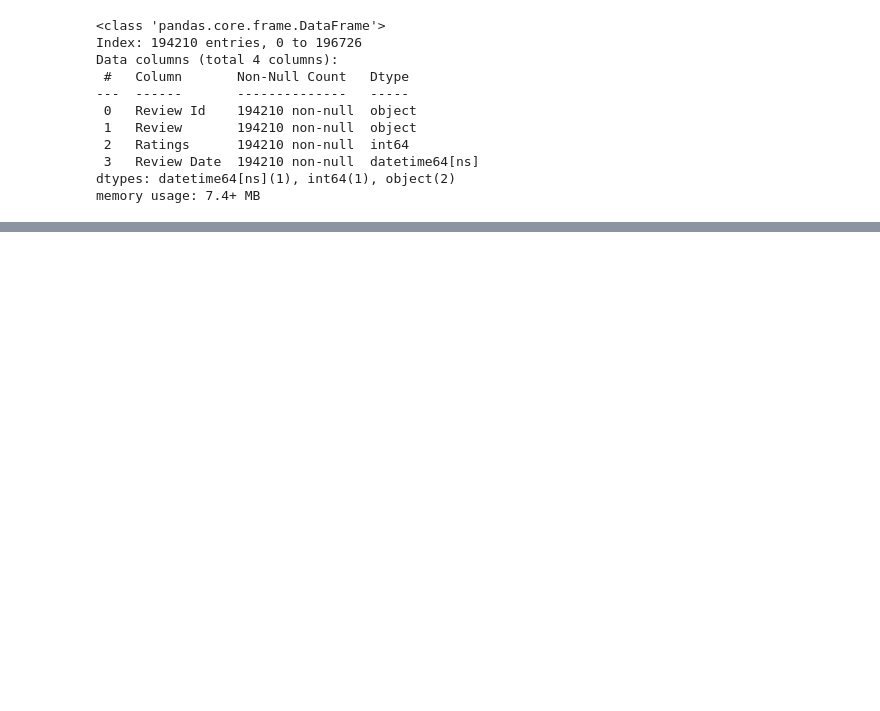
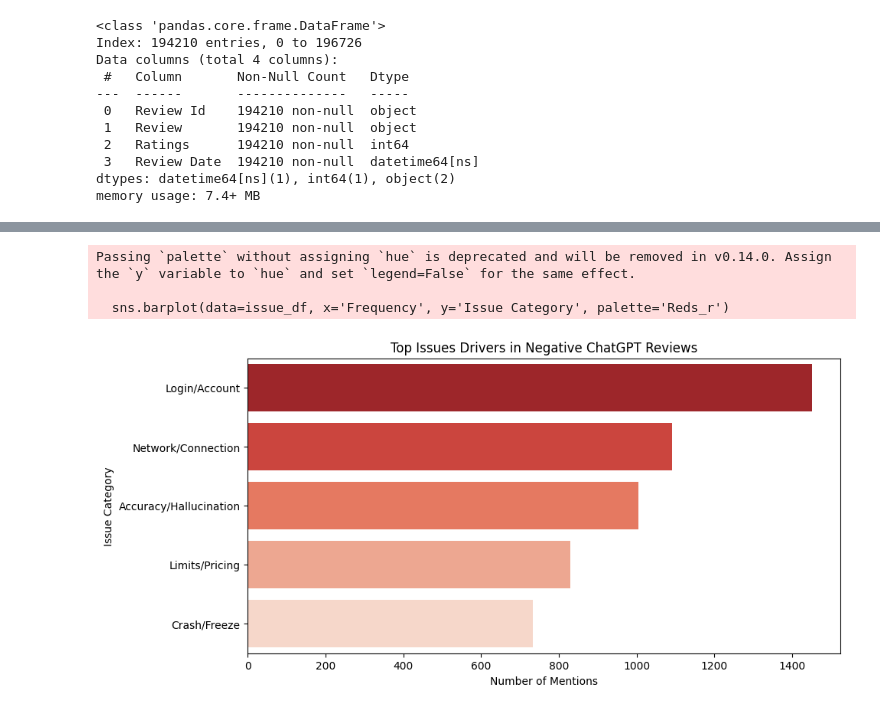
Before and after one commit to samridhi25445/ChatGPT-Analysis, a Jupyter notebook: ChatGPT_Analysis.ipynb, the cells around one changed output, grey strips where cells are left out. Drawn from its saved outputs; the diff is of its cells as text; code cells hidden in the pictures; blank space fills up the shorter version.

```diff
--- a/ChatGPT_Analysis.ipynb
+++ b/ChatGPT_Analysis.ipynb
@@ -110,0 +173,25 @@ Maximum Value : 5
+# %%
+# 3. Issue Identification (Negative Reviews)
+# ------------------------------------------
+# Extract negative reviews
+negative_reviews = df[df['Sentiment'] == 'Negative']['Review'].str.lower()
+
+# Define common key issue categories
+issue_keywords = {
+    'Network/Connection': ['network', 'connection', 'internet', 'offline', 'error'],
+    'Login/Account': ['login', 'log in', 'account', 'sign in', 'password'],
+    'Crash/Freeze': ['crash', 'freeze', 'bug', 'glitch', 'stuck', 'slow'],
+    'Limits/Pricing': ['limit', 'message limit', 'subscription', 'paid', 'money', 'cost'],
+    'Accuracy/Hallucination': ['wrong', 'incorrect', 'false', 'lies', 'dumb', 'stupid']
+}
+# %%
+# Categorize common negative issues
+issue_counts = {}
+for category, keywords in issue_keywords.items():
+    pattern = '|'.join(keywords)
+    issue_counts[category] = negative_reviews.str.contains(pattern, na=False).sum()
+
+issue_df = pd.DataFrame(list(issue_counts.items()), columns=['Issue Category', 'Frequency']).sort_values(by='Frequency', ascending=False)
+
+print("\n=== Common Issues in Negative Reviews ===")
+print(issue_df)
@@ -110,0 +206,13 @@ Maximum Value : 5
+# %%
+# Visualize Issues
+plt.figure(figsize=(10, 5))
+sns.barplot(data=issue_df, x='Frequency', y='Issue Category', palette='Reds_r')
+plt.title('Top Issues Drivers in Negative ChatGPT Reviews')
+plt.xlabel('Number of Mentions')
+plt.ylabel('Issue Category')
+plt.show()
+# %% [output]
+Passing `palette` without assigning `hue` is deprecated and will be removed in v0.14.0. Assign the `y` variable to `hue` and set `legend=False` for the same effect.
+
+  sns.barplot(data=issue_df, x='Frequency', y='Issue Category', palette='Reds_r')
+[figure, added]
```
Also changed, not shown: parts of 10 cells of this notebook.
